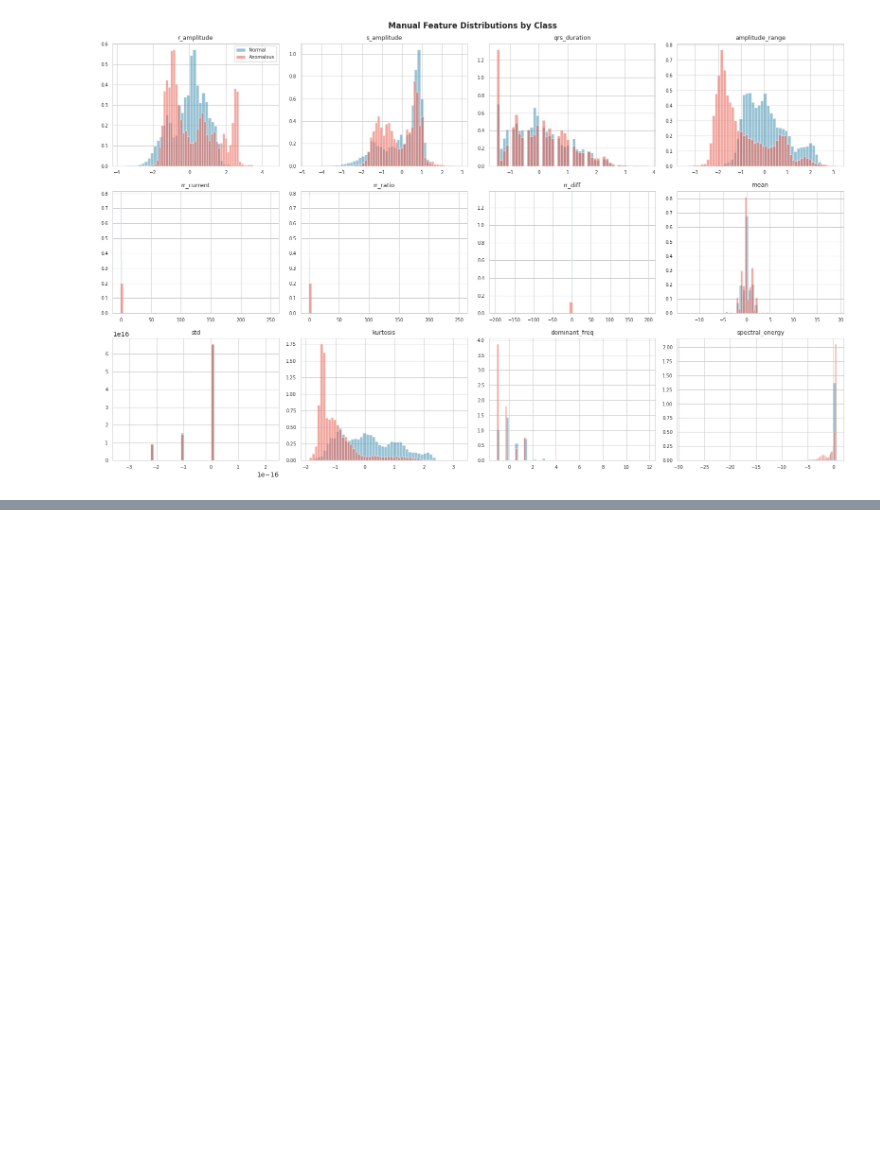
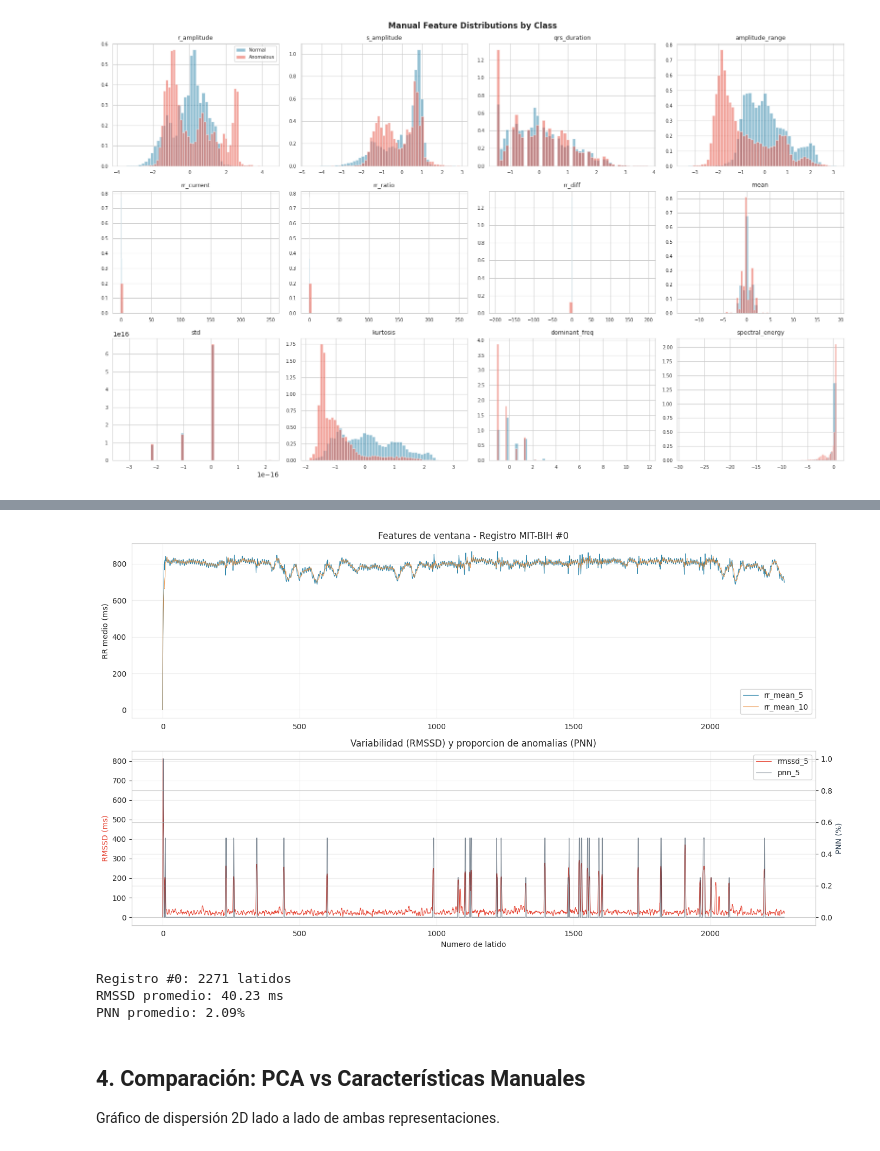
Before and after one commit to JDGarcia25/tfp-cardio-tesis, a Jupyter notebook: notebooks/03_feature_extraction.ipynb, the cells around one changed output, grey strips where cells are left out. Saved outputs shown, nothing was run; the diff lists cells and outputs as text; code cells hidden in the pictures; blank space fills up the shorter version.

```diff
--- a/notebooks/03_feature_extraction.ipynb
+++ b/notebooks/03_feature_extraction.ipynb
@@ -165,3 +187,70 @@ Side-by-side 2D scatter of both representations.
+# %%
+# Visualizar features de ventana temporal para un registro con arritmias
+from ecg_anomaly.features.manual import ManualFeatureExtractor, FEATURE_NAMES
+
+# Tomar beats del primer registro que tenga al menos 100 latidos
+unique_records = np.unique(preprocessed.record_indices)
+target_record = None
+for rec_id in unique_records:
+    mask = preprocessed.record_indices == rec_id
+    if np.sum(mask) >= 100:
+        target_record = rec_id
+        break
+
+mask = preprocessed.record_indices == target_record
+n_beats = int(np.sum(mask))
+segments_rec = preprocessed.segments[mask]
+r_peaks_rec = preprocessed.r_peaks_flat[mask]
+record_idx_rec = preprocessed.record_indices[mask]
+
+# Extraer todas las features (incluyendo ventanas)
+extractor = ManualFeatureExtractor()
+features_raw = extractor._extract_raw(segments_rec, r_peaks_rec, config.sampling_rate, record_idx_rec)
+
+# Las 6 features de ventana estan en indices 16-21
+window_feat = features_raw[:, 16:22]
+
+# Graficar
+fig, axes = plt.subplots(2, 1, figsize=(14, 8))
+
+# Panel 1: RR interval + promedios moviles
+axes[0].plot(window_feat[:, 0], color='#2E86AB', linewidth=0.8, label='rr_mean_5')
+axes[0].plot(window_feat[:, 2], color='#E67E22', linewidth=0.8, alpha=0.7, label='rr_mean_10')
+axes[0].set_ylabel('RR medio (ms)')
+axes[0].set_title(f'Features de ventana - Registro MIT-BIH #{int(target_record)}')
+axes[0].legend()
+axes[0].grid(True, alpha=0.3)
+
+# Panel 2: RMSSD y PNN
+ax2 = axes[1].twinx()
+axes[1].plot(window_feat[:, 4], color='#E74C3C', linewidth=0.8, label='rmssd_5')
+ax2.plot(window_feat[:, 5], color='#2C3E50', linewidth=0.8, alpha=0.6, label='pnn_5')
+axes[1].set_ylabel('RMSSD (ms)', color='#E74C3C')
+ax2.set_ylabel('PNN (%)', color='#2C3E50')
+axes[1].set_xlabel('Numero de latido')
+axes[1].set_title('Variabilidad (RMSSD) y proporcion de anomalias (PNN)')
+axes[1].grid(True, alpha=0.3)
+
+# Leyenda combinada
+lines1, labels1 = axes[1].get_legend_handles_labels()
+lines2, labels2 = ax2.get_legend_handles_labels()
+axes[1].legend(lines1 + lines2, labels1 + labels2, loc='upper right')
+
+plt.tight_layout()
+plt.show()
+
+print(f'Registro #{int(target_record)}: {n_beats} latidos')
+print(f'RMSSD promedio: {np.mean(window_feat[:, 4]):.2f} ms')
+print(f'PNN promedio: {np.mean(window_feat[:, 5]):.2%}')
+# %% [output]
+[figure, added]
+Registro #0: 2271 latidos
+RMSSD promedio: 40.23 ms
+PNN promedio: 2.09%
+# %% [markdown]
+## 4. Comparación: PCA vs Características Manuales
+
+Gráfico de dispersión 2D lado a lado de ambas representaciones.
 # %%
 # Apply PCA to manual features for 2D visualization
 from sklearn.decomposition import PCA
```
Also changed, not shown: parts of 18 cells of this notebook, 24 other files.
